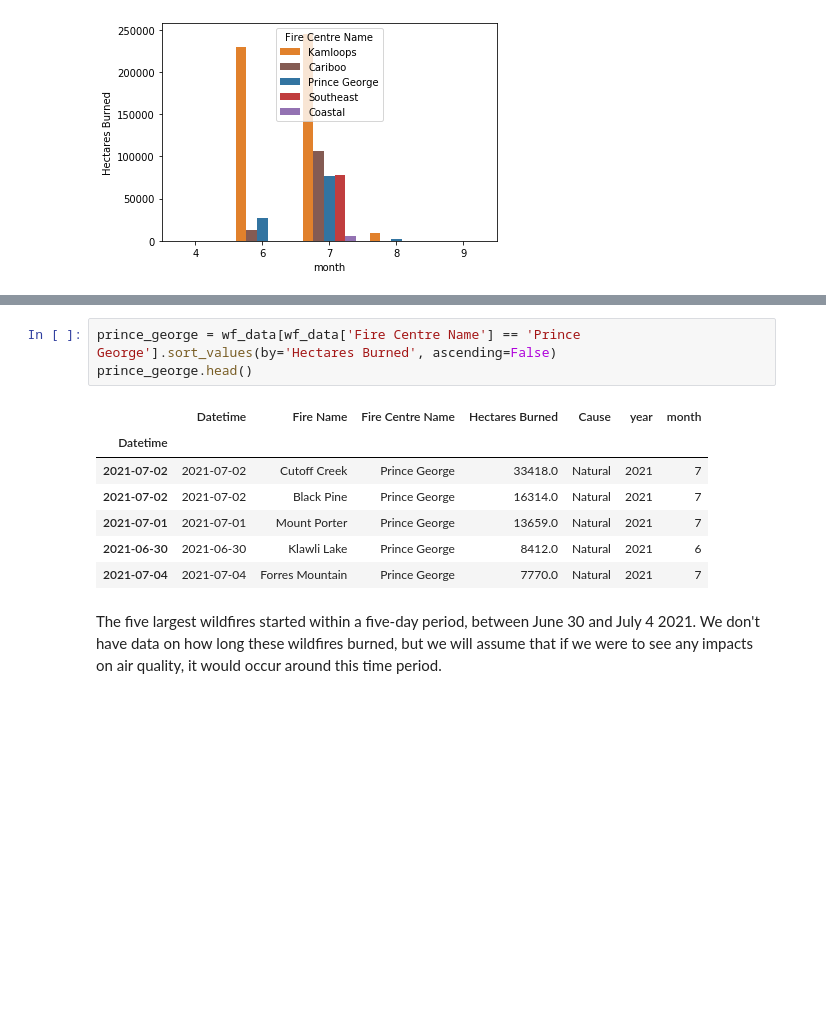
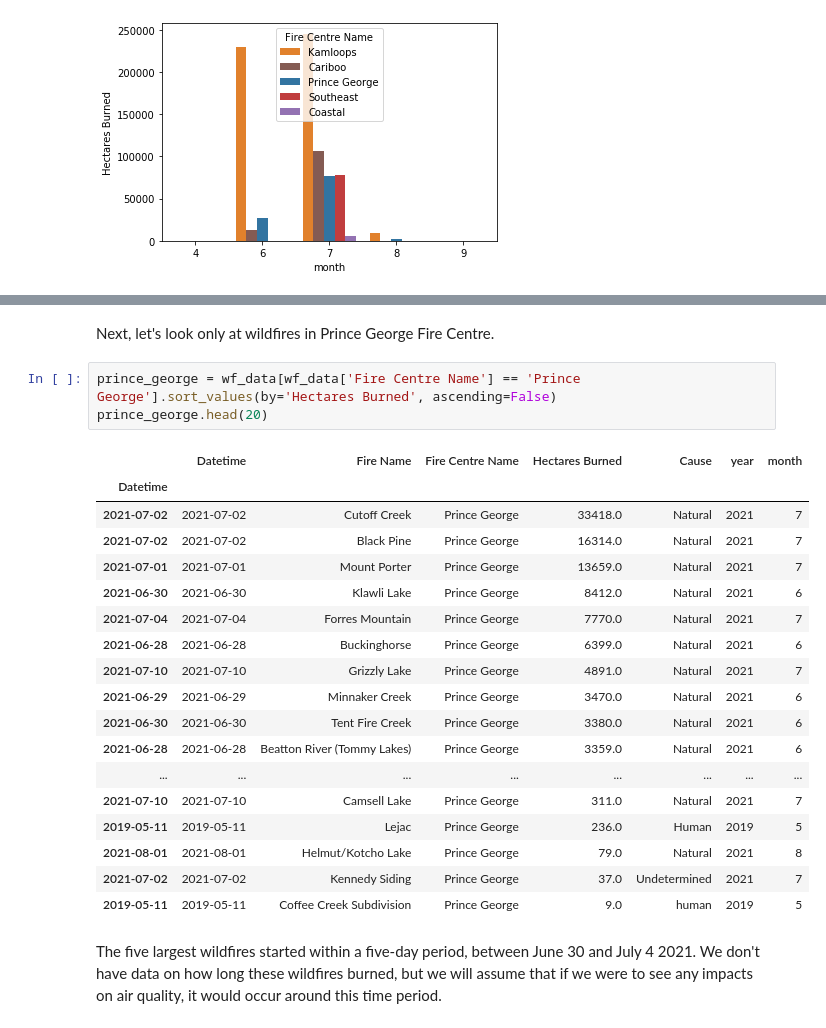
Before and after one commit to mirandadoris/CIV1498_Project2_Pythoneers, a Jupyter notebook: 2-Analysis/Wildfire_Analysis.ipynb, the cells around one changed output, grey strips where cells are left out. Cells and saved outputs as stored; diff of their text form; blank space fills up the shorter version.

```diff
--- a/2-Analysis/Wildfire_Analysis.ipynb
+++ b/2-Analysis/Wildfire_Analysis.ipynb
@@ -116,14 +133,27 @@ Next, let's look only at wildfires in Prince George Fire Centre.
+# %% [markdown]
+Next, let's look only at wildfires in Prince George Fire Centre.
 # %%
 prince_george = wf_data[wf_data['Fire Centre Name'] == 'Prince George'].sort_values(by='Hectares Burned', ascending=False)
-prince_george.head()
+prince_george.head(20)
 # %% [output]
 |  | Datetime | Fire Name | Fire Centre Name | Hectares Burned | Cause | year | month |
 | Datetime |  |  |  |  |  |  |  |
 | 2021-07-02 | 2021-07-02 | Cutoff Creek | Prince George | 33418.0 | Natural | 2021 | 7 |
 | 2021-07-02 | 2021-07-02 | Black Pine | Prince George | 16314.0 | Natural | 2021 | 7 |
 | 2021-07-01 | 2021-07-01 | Mount Porter | Prince George | 13659.0 | Natural | 2021 | 7 |
 | 2021-06-30 | 2021-06-30 | Klawli Lake | Prince George | 8412.0 | Natural | 2021 | 6 |
 | 2021-07-04 | 2021-07-04 | Forres Mountain | Prince George | 7770.0 | Natural | 2021 | 7 |
+| 2021-06-28 | 2021-06-28 | Buckinghorse | Prince George | 6399.0 | Natural | 2021 | 6 |
+| 2021-07-10 | 2021-07-10 | Grizzly Lake | Prince George | 4891.0 | Natural | 2021 | 7 |
+| 2021-06-29 | 2021-06-29 | Minnaker Creek | Prince George | 3470.0 | Natural | 2021 | 6 |
+| 2021-06-30 | 2021-06-30 | Tent Fire Creek | Prince George | 3380.0 | Natural | 2021 | 6 |
+| 2021-06-28 | 2021-06-28 | Beatton River (Tommy Lakes) | Prince George | 3359.0 | Natural | 2021 | 6 |
+| ... | ... | ... | ... | ... | ... | ... | ... |
+| 2021-07-10 | 2021-07-10 | Camsell Lake | Prince George | 311.0 | Natural | 2021 | 7 |
+| 2019-05-11 | 2019-05-11 | Lejac | Prince George | 236.0 | Human | 2019 | 5 |
+| 2021-08-01 | 2021-08-01 | Helmut/Kotcho Lake | Prince George | 79.0 | Natural | 2021 | 8 |
+| 2021-07-02 | 2021-07-02 | Kennedy Siding | Prince George | 37.0 | Undetermined | 2021 | 7 |
+| 2019-05-11 | 2019-05-11 | Coffee Creek Subdivision | Prince George | 9.0 | human | 2019 | 5 |
 # %% [markdown]
 The five largest wildfires started within a five-day period, between June 30 and July 4 2021. We don't have data on how long these wildfires burned, but we will assume that if we were to see any impacts on air quality, it would occur around this time period.
 # %%
```
Also changed, not shown: parts of 3 cells of this notebook.
